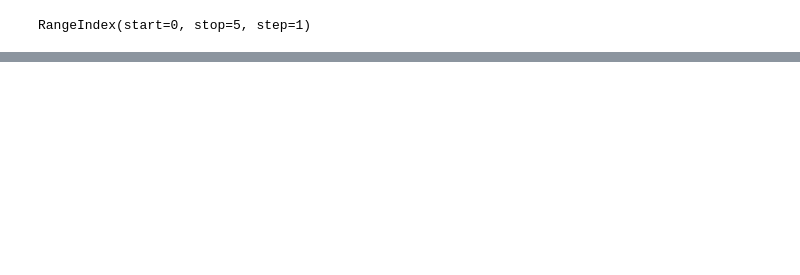
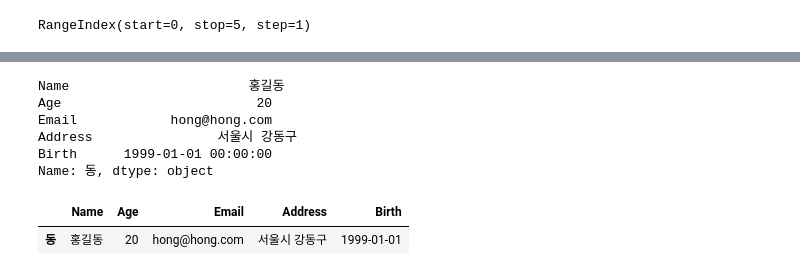
Before and after one commit to comlec/ai_x, a Jupyter notebook: source/01_python/ch11_데이터프레임과시리즈(Pandas)_1절~8절.ipynb, the cells around one changed output, grey strips where cells are left out. Saved outputs shown, nothing was run; the diff lists cells and outputs as text; code cells hidden in the pictures; blank space fills up the shorter version.

```diff
--- a/source/01_python/ch11_데이터프레임과시리즈(Pandas)_1절~8절.ipynb
+++ b/source/01_python/ch11_데이터프레임과시리즈(Pandas)_1절~8절.ipynb
@@ -825,0 +826,14 @@ member.loc[:,['Name','Address']] # member['Name','Address'] 동일
+# %%
+member.loc['동'] # 결과가 1차원 : 시리즈
+# %% [output]
+Name                       홍길동
+Age                         20
+Email            hong@hong.com
+Address                서울시 강동구
+Birth      1999-01-01 00:00:00
+Name: 동, dtype: object
+# %%
+member.loc['동':'동'] # 슬라이싱의 경우 결과가 2차원 => 데이터프레임
+# %% [output]
+|  | Name | Age | Email | Address | Birth |
+| 동 | 홍길동 | 20 | hong@hong.com | 서울시 강동구 | 1999-01-01 |
```
Also changed, not shown: parts of 85 cells of this notebook.
